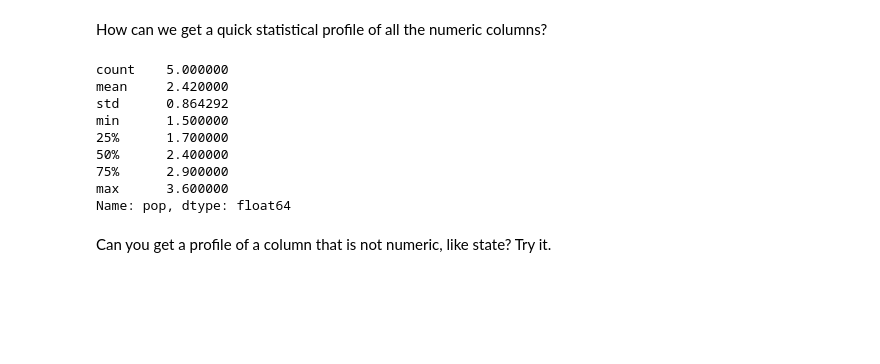
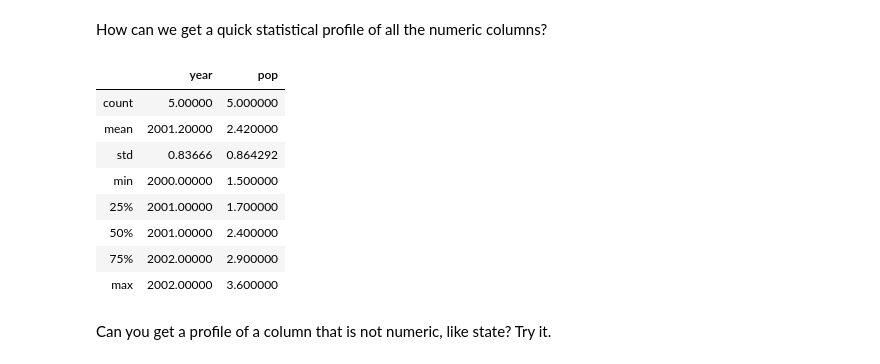
Before and after one commit to mnbo229/ce599, a Jupyter notebook: 06-Pandas Basics Part 2/Basic-Operations-Using-Pandas.ipynb, the cells around one changed output. Drawn from its saved outputs; the diff is of its cells as text; code cells hidden in the pictures; blank space fills up the shorter version.

```diff
--- a/06-Pandas Basics Part 2/Basic-Operations-Using-Pandas.ipynb
+++ b/06-Pandas Basics Part 2/Basic-Operations-Using-Pandas.ipynb
@@ -614,17 +617,17 @@ Below are a series of questions, with the answers remaining for you to fill in b
 # %% [markdown]
 How can we get a quick statistical profile of all the numeric columns?
 # %%
-df['pop'].describe()
+df.describe()
 # %% [output]
-count    5.000000
-mean     2.420000
-std      0.864292
-min      1.500000
-25%      1.700000
-50%      2.400000
-75%      2.900000
-max      3.600000
-Name: pop, dtype: float64
+|  | year | pop |
+| count | 5.00000 | 5.000000 |
+| mean | 2001.20000 | 2.420000 |
+| std | 0.83666 | 0.864292 |
+| min | 2000.00000 | 1.500000 |
+| 25% | 2001.00000 | 1.700000 |
+| 50% | 2001.00000 | 2.400000 |
+| 75% | 2002.00000 | 2.900000 |
+| max | 2002.00000 | 3.600000 |
 # %% [markdown]
 Can you get a profile of a column that is not numeric, like state? Try it.
 # %%
```
Also changed, not shown: parts of 21 cells of this notebook.
